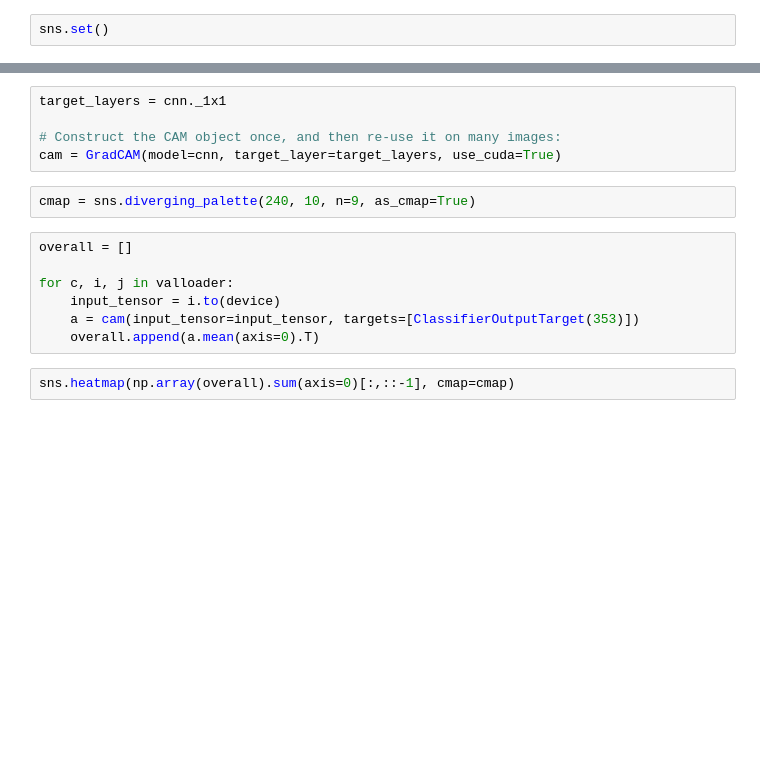
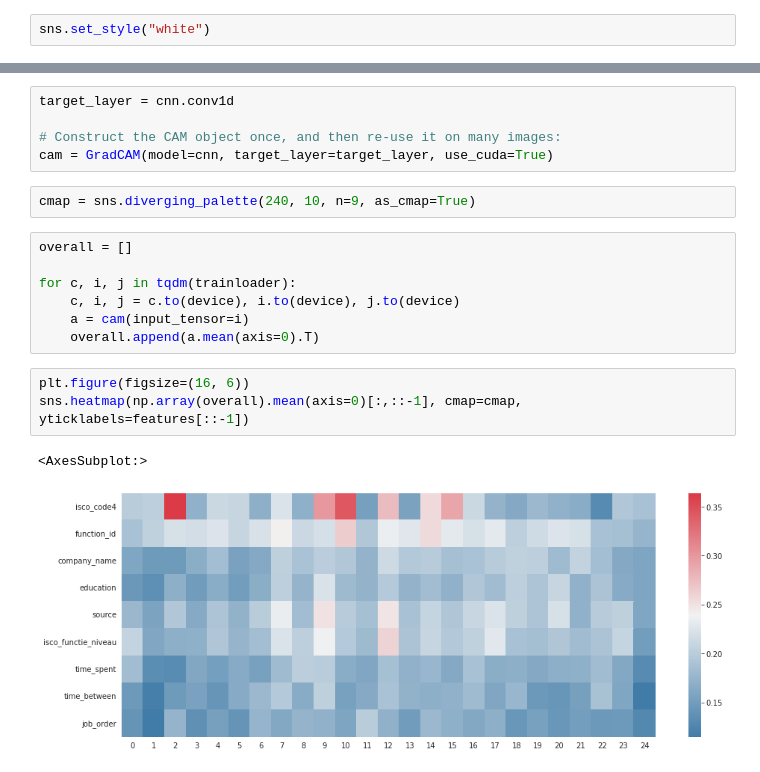
Before and after one commit to maxdata/MSc_thesis, a Jupyter notebook: Explainable/Explainable_CNN.ipynb, the cells around one changed output, grey strips where cells are left out. Cells and saved outputs as stored; diff of their text form; blank space fills up the shorter version.

Commit message:
Finished implementing grad-CAM

```diff
--- a/Explainable/Explainable_CNN.ipynb
+++ b/Explainable/Explainable_CNN.ipynb
@@ -626,8 +709,8 @@ def test_loop(dataloader, model, criterion):
     return acc1, acc5, acc10, acc20, test_loss
 # %%
 torch.cuda.empty_cache()
-# %%
-sns.set()
+# %%
+sns.set_style("white")
 # %%
 num_epochs = 3
 current = 0
@@ -716,16 +854,20 @@ with torch.no_grad():
 # %%
-target_layers = cnn._1x1
+target_layer = cnn.conv1d
 
 # Construct the CAM object once, and then re-use it on many images:
-cam = GradCAM(model=cnn, target_layer=target_layers, use_cuda=True)
+cam = GradCAM(model=cnn, target_layer=target_layer, use_cuda=True)
 # %%
 cmap = sns.diverging_palette(240, 10, n=9, as_cmap=True)
 # %%
 overall = []
 
-for c, i, j in valloader:
-    input_tensor = i.to(device)
-    a = cam(input_tensor=input_tensor, targets=[ClassifierOutputTarget(353)])
+for c, i, j in tqdm(trainloader):
+    c, i, j = c.to(device), i.to(device), j.to(device)
+    a = cam(input_tensor=i)
     overall.append(a.mean(axis=0).T)
 # %%
-sns.heatmap(np.array(overall).sum(axis=0)[:,::-1], cmap=cmap)
+plt.figure(figsize=(16, 6))
+sns.heatmap(np.array(overall).mean(axis=0)[:,::-1], cmap=cmap, yticklabels=features[::-1])
+# %% [output]
+<AxesSubplot:>
+[figure, added]
```
Also changed, not shown: parts of 22 cells of this notebook.
